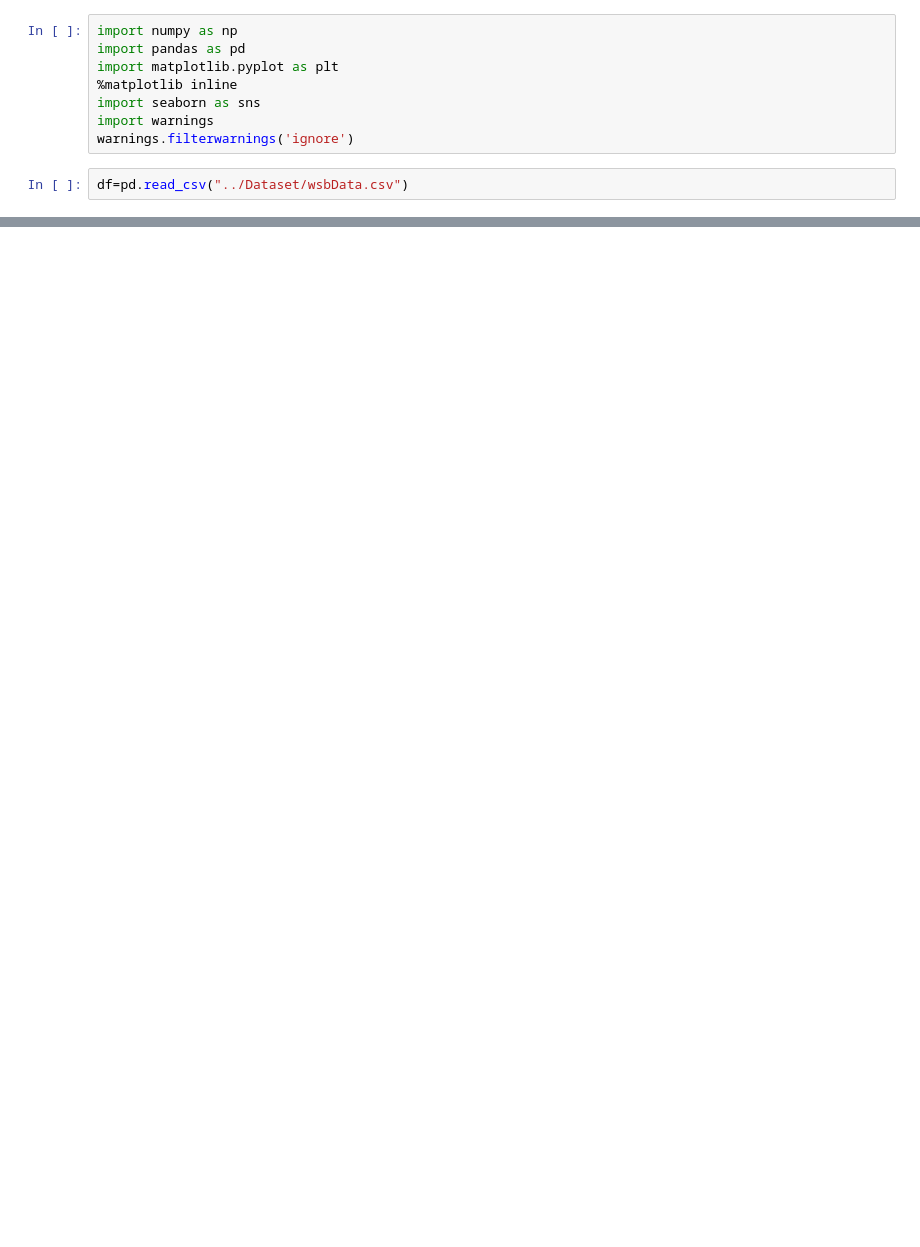
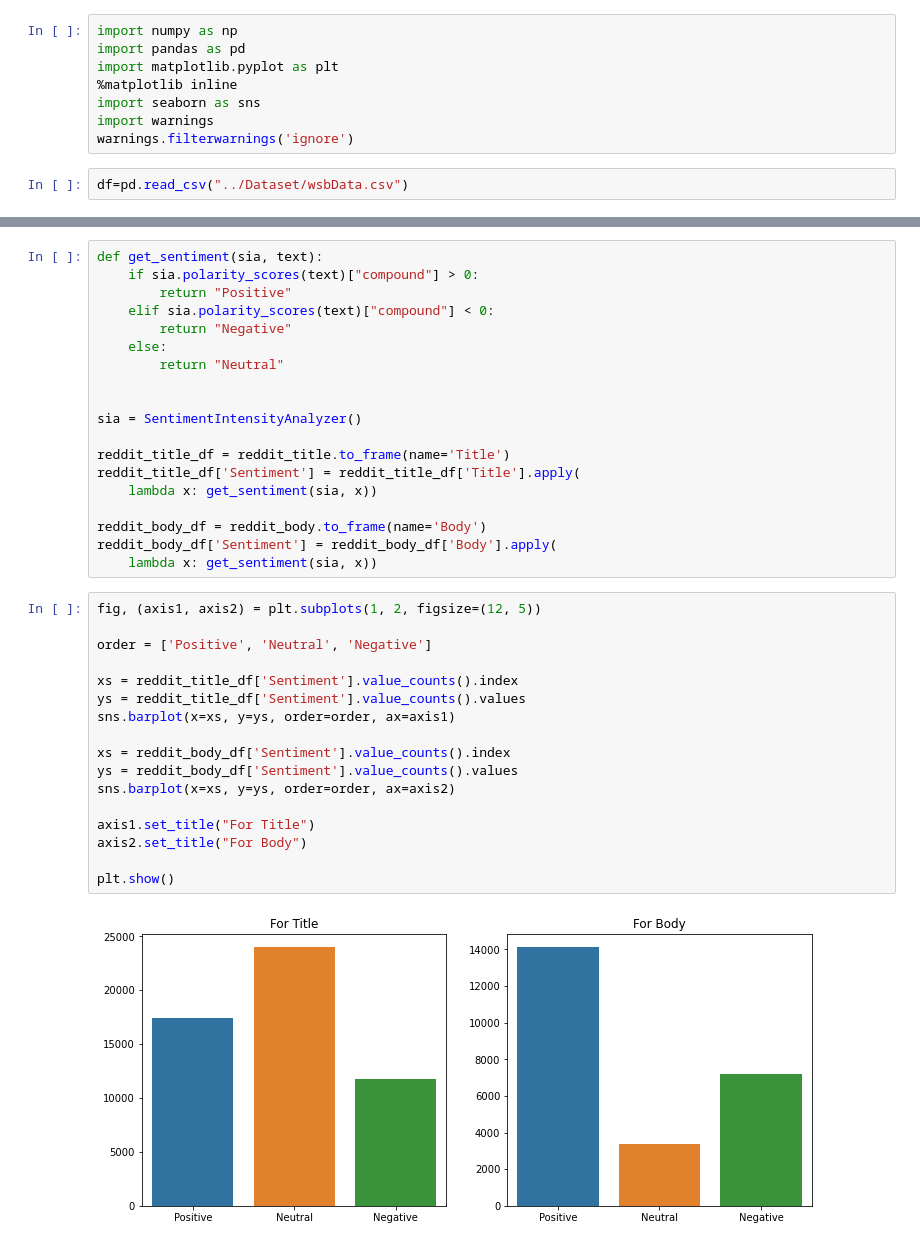
Before and after one commit to Srivari07/wallstreetbet, a Jupyter notebook: Notebook/preprocessing.ipynb, the cells around one changed output, grey strips where cells are left out. Drawn from its saved outputs; the diff is of its cells as text; blank space fills up the shorter version.

```diff
--- a/Notebook/preprocessing.ipynb
+++ b/Notebook/preprocessing.ipynb
@@ -19,0 +151,38 @@ df.head()
+# %%
+def get_sentiment(sia, text):
+    if sia.polarity_scores(text)["compound"] > 0:
+        return "Positive"
+    elif sia.polarity_scores(text)["compound"] < 0:
+        return "Negative"
+    else:
+        return "Neutral"
+
+
+sia = SentimentIntensityAnalyzer()
+
+reddit_title_df = reddit_title.to_frame(name='Title')
+reddit_title_df['Sentiment'] = reddit_title_df['Title'].apply(
+    lambda x: get_sentiment(sia, x))
+
+reddit_body_df = reddit_body.to_frame(name='Body')
+reddit_body_df['Sentiment'] = reddit_body_df['Body'].apply(
+    lambda x: get_sentiment(sia, x))
+# %%
+fig, (axis1, axis2) = plt.subplots(1, 2, figsize=(12, 5))
+
+order = ['Positive', 'Neutral', 'Negative']
+
+xs = reddit_title_df['Sentiment'].value_counts().index
+ys = reddit_title_df['Sentiment'].value_counts().values
+sns.barplot(x=xs, y=ys, order=order, ax=axis1)
+
+xs = reddit_body_df['Sentiment'].value_counts().index
+ys = reddit_body_df['Sentiment'].value_counts().values
+sns.barplot(x=xs, y=ys, order=order, ax=axis2)
+
+axis1.set_title("For Title")
+axis2.set_title("For Body")
+
+plt.show()
+# %% [output]
+[figure, added]
```
Also changed, not shown: parts of 10 cells of this notebook.
